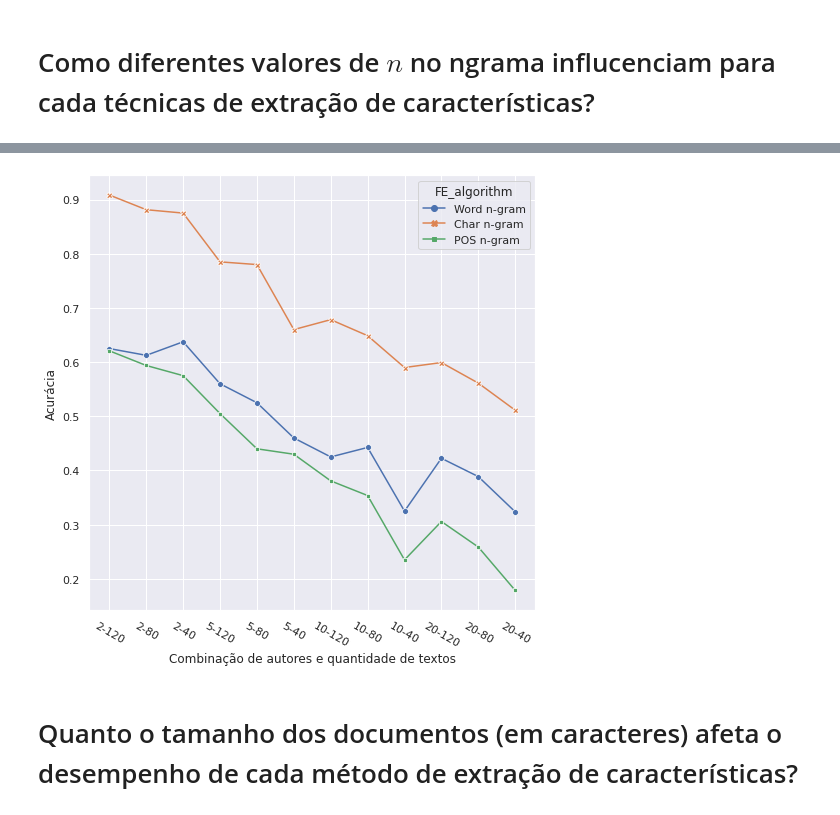
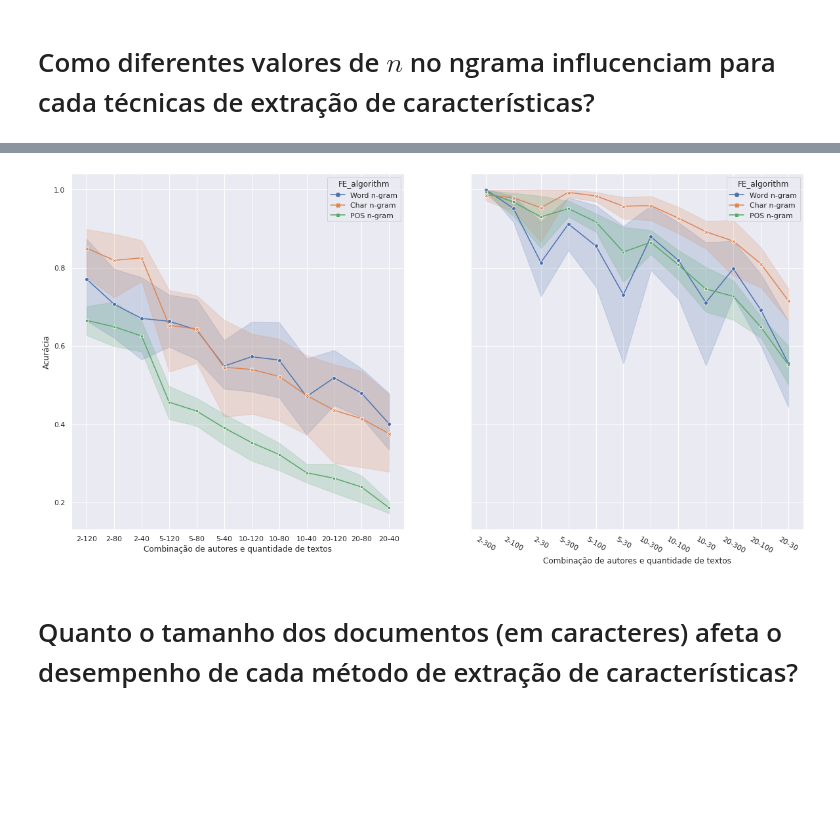
Before and after one commit to GabrielTrettel/PGC, a Jupyter notebook: src/analises/análises.ipynb, the cells around one changed output, grey strips where cells are left out. Cells and saved outputs as stored; diff of their text form; code cells hidden in the pictures; blank space fills up the shorter version.

Commit message:
Update analises and figures

```diff
--- a/src/analises/análises.ipynb
+++ b/src/analises/análises.ipynb
@@ -131,0 +136,13 @@ fig.suptitle("Enron: Como diferentes valores de $n$ influenciam em cada tecnica
+# %%
+twitter_ex1["label"] = twitter_ex1["n_authors"].astype(str) + '-' + twitter_ex1["n_samples"].astype(str)
+# %%
+list_l = ["2-300", "2-100", "2-30", "5-300", "5-100", "5-30", "10-300", "10-100", "10-30", "20-300", "20-100", "20-30"]
+twitter_ex1_s = twitter_ex1[twitter_ex1.label.isin(list_l)]
+# twitter_ex1_s = twitter_ex1_s.label.reorder_categories(list_l, ordered=True)
+# twitter_ex1_s.groupby("n_authors", as_index=False).
+# df = twitter_ex1_s.loc[twitter_ex1_s.label=="2-300"]
+# %%
+df = twitter_ex1_s.loc[twitter_ex1_s.label=="2-300"]
+for l in list_l[0:]:
+    df = df.append(twitter_ex1_s.loc[twitter_ex1_s.label==l])
+df
@@ -132,11 +163,15 @@ fig.suptitle("Enron: Como diferentes valores de $n$ influenciam em cada tecnica
 # %%
-enron_ex1_n5 = enron_ex1[enron_ex1.n_gram == 5]
-d1 = sns.lineplot(data=enron_ex1_n5, x="label", y="accuracies", ci=None, hue="FE_algorithm", style="FE_algorithm", markers=True, dashes=False)
+# enron_ex1_n5 = enron_ex1[enron_ex1.n_gram == 5]
+fig, ax = plt.subplots(1,2, figsize=(20,10), sharey=True)
+d1 = sns.lineplot(data=enron_ex1, x="label", y="accuracies", hue="FE_algorithm", style="FE_algorithm", markers=True, dashes=False, ax=ax[0])
+d2 = sns.lineplot(data=df, x="label", y="accuracies", hue="FE_algorithm", style="FE_algorithm", markers=True, dashes=False, ax=ax[1])
+
 plt.xticks(rotation=330);
 d1.set_ylabel("Acurácia")
 d1.set_xlabel("Combinação de autores e quantidade de textos");
+d2.set_xlabel("Combinação de autores e quantidade de textos");
 # %% [output]
-[figure, old version]
+[figure, new version]
 # %% [markdown]
 # Quanto o tamanho dos documentos (em caracteres) afeta o desempenho de cada método de extração de características?
 # %%
```
Also changed, not shown: parts of 17 cells of this notebook, 18 other files.
